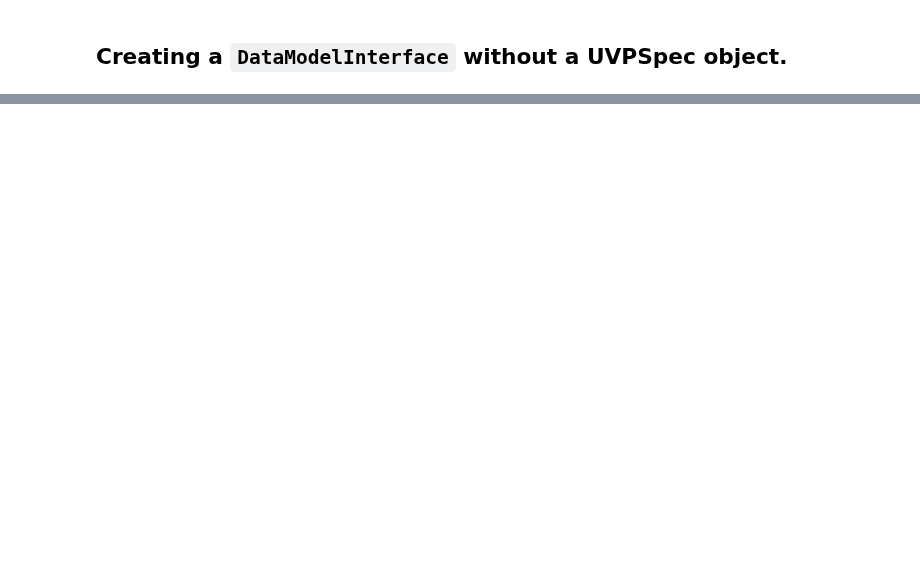
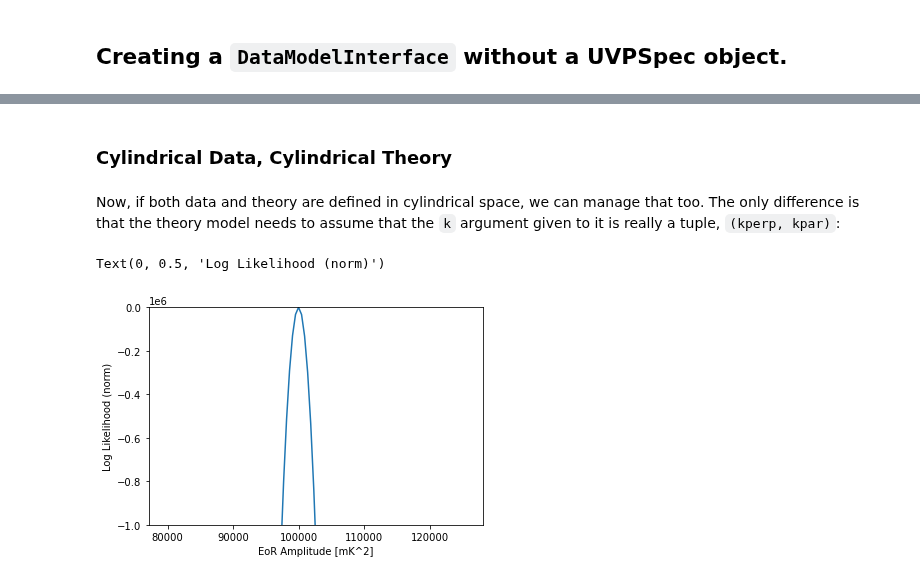
Before and after one commit to HERA-Team/pspec_likelihood, a Jupyter notebook: docs/tutorials/getting_started.ipynb, the cells around one changed output, grey strips where cells are left out. Cells and saved outputs as stored; diff of their text form; code cells hidden in the pictures; blank space fills up the shorter version.

```diff
--- a/docs/tutorials/getting_started.ipynb
+++ b/docs/tutorials/getting_started.ipynb
@@ -243,0 +305,36 @@ dmi = pl.DataModelInterface(
+# %% [markdown]
+### Cylindrical Data, Cylindrical Theory
+# %% [markdown]
+Now, if both data and theory are defined in cylindrical space, we can manage that too.
+The only difference is that the theory model needs to assume that the `k` argument given
+to it is really a tuple, `(kperp, kpar)`:
+# %%
+def powerlaw_eor_cylindrical(z: float, kcyl: tuple[np.ndarray, np.ndarray], params: list[float]) -> np.ndarray:
+    amplitude, index = params
+    kperp, kpar = kcyl
+    k = np.sqrt(kperp**2 + kpar**2)
+    return k**3/(2*np.pi**2)*amplitude * un.mK**2 *(1.+z)/k ** index
+# %%
+dmi = pl.DataModelInterface(
+    cosmology=cosmology.Planck18,
+    redshift=z,
+    power_spectrum=power,
+    window_function=window_function,
+    covariance=covariance*un.mK**4,
+    kpar_bins_obs=KPAR * cosmology.units.littleh / un.Mpc,
+    kperp_bins_obs=KPERP * cosmology.units.littleh / un.Mpc,
+    theory_uses_little_h=True,
+    theory_uses_spherical_k=False,         # <-- this is the important bit
+    theory_model=powerlaw_eor_cylindrical, # <-- this is the important bit
+)
+# %%
+like = pl.Gaussian(model=dmi)
+amps = np.logspace(4.9, 5.1, 101)
+likes = np.array([like.loglike([a, indx], []) for a in amps])
+plt.plot(amps, likes - likes.max())
+plt.ylim(-1000000, 0)
+plt.xlabel("EoR Amplitude [mK^2]")
+plt.ylabel("Log Likelihood (norm)")
+# %% [output]
+Text(0, 0.5, 'Log Likelihood (norm)')
+[figure, added]
```
Also changed, not shown: parts of 15 cells of this notebook, 4 other files.
